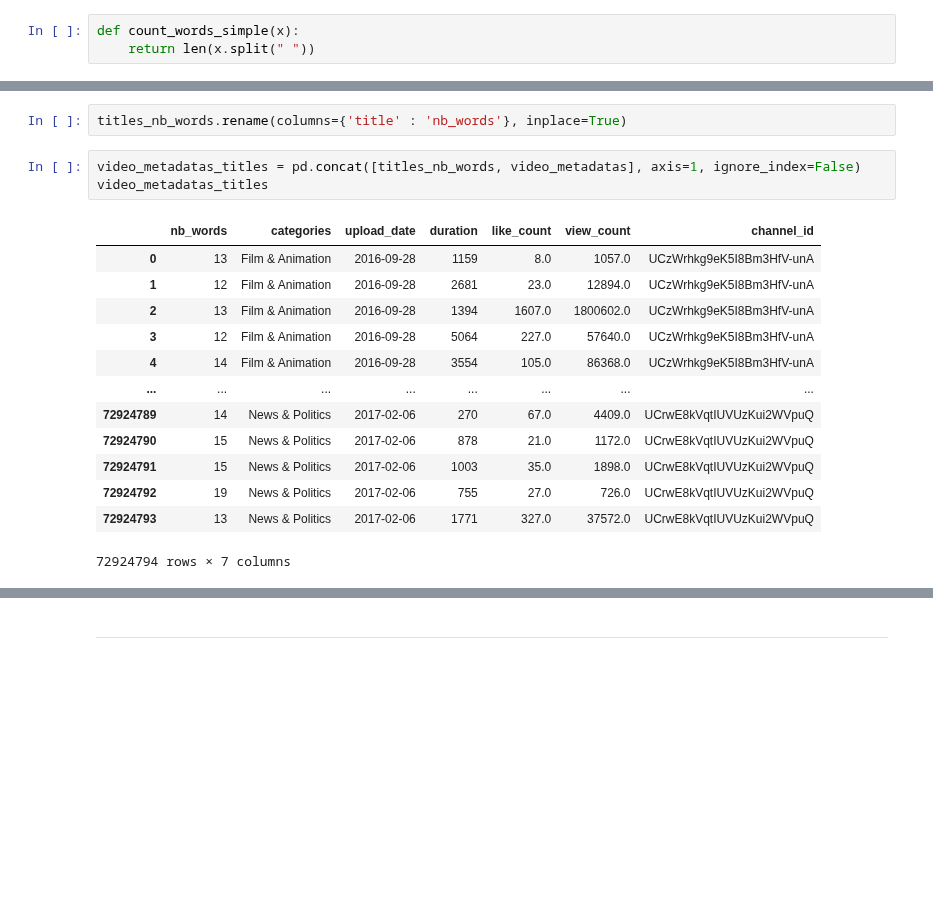
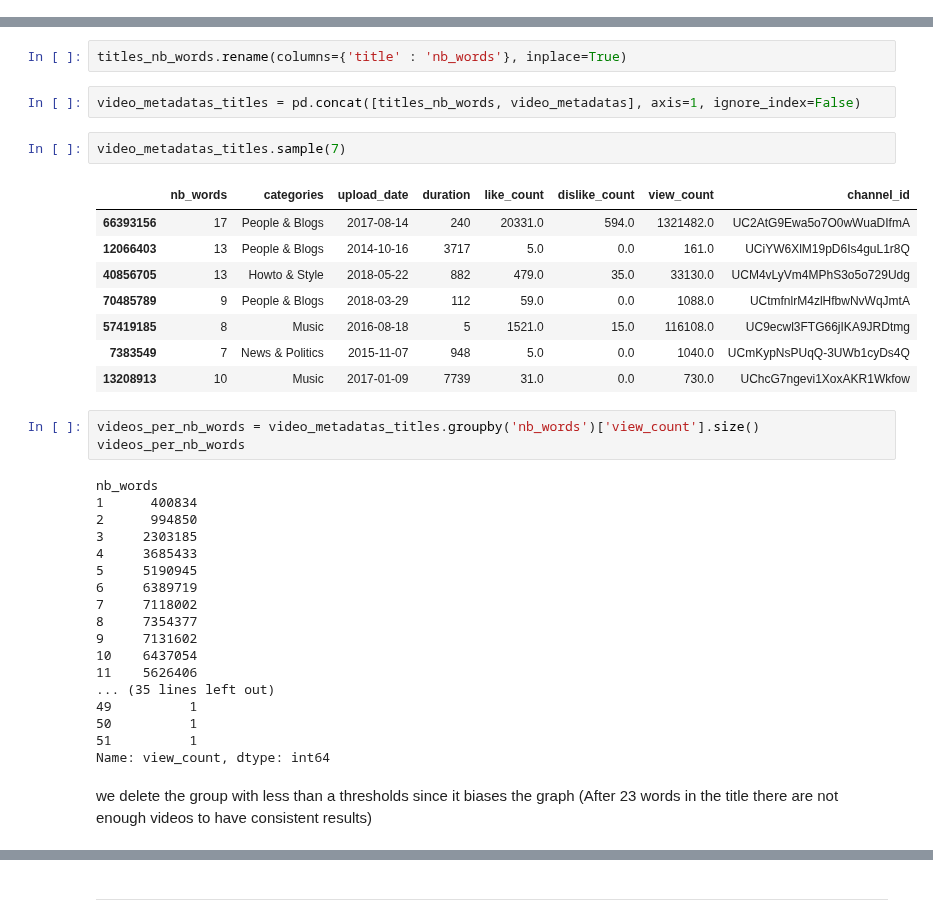
Before and after one commit to epfl-ada/ada-2022-project-adaptation, a Jupyter notebook: impl.ipynb, the cells around one changed output, grey strips where cells are left out. Saved outputs shown, nothing was run; the diff lists cells and outputs as text; blank space fills up the shorter version.

```diff
--- a/impl.ipynb
+++ b/impl.ipynb
@@ -380,6 +380,3 @@ print(res.summary())
 # print(res.predict([120, 'Music']))
 # %% [markdown]
 # Load the metada with titles and count the number of words
-# %%
-def count_words_simple(x):
-    return len(x.split(" "))
@@ -411,18 +426,37 @@ titles_nb_words.title = titles_metadata['title'].apply(lambda x : count_words_si
 titles_nb_words.rename(columns={'title' : 'nb_words'}, inplace=True)
 # %%
 video_metadatas_titles = pd.concat([titles_nb_words, video_metadatas], axis=1, ignore_index=False)
-video_metadatas_titles
-# %% [output]
-|  | nb_words | categories | upload_date | duration | like_count | view_count | channel_id |
-| 0 | 13 | Film & Animation | 2016-09-28 | 1159 | 8.0 | 1057.0 | UCzWrhkg9eK5I8Bm3HfV-unA |
-| 1 | 12 | Film & Animation | 2016-09-28 | 2681 | 23.0 | 12894.0 | UCzWrhkg9eK5I8Bm3HfV-unA |
-| 2 | 13 | Film & Animation | 2016-09-28 | 1394 | 1607.0 | 1800602.0 | UCzWrhkg9eK5I8Bm3HfV-unA |
-| 3 | 12 | Film & Animation | 2016-09-28 | 5064 | 227.0 | 57640.0 | UCzWrhkg9eK5I8Bm3HfV-unA |
-| 4 | 14 | Film & Animation | 2016-09-28 | 3554 | 105.0 | 86368.0 | UCzWrhkg9eK5I8Bm3HfV-unA |
-| ... | ... | ... | ... | ... | ... | ... | ... |
-| 72924789 | 14 | News & Politics | 2017-02-06 | 270 | 67.0 | 4409.0 | UCrwE8kVqtIUVUzKui2WVpuQ |
-| 72924790 | 15 | News & Politics | 2017-02-06 | 878 | 21.0 | 1172.0 | UCrwE8kVqtIUVUzKui2WVpuQ |
-| 72924791 | 15 | News & Politics | 2017-02-06 | 1003 | 35.0 | 1898.0 | UCrwE8kVqtIUVUzKui2WVpuQ |
-| 72924792 | 19 | News & Politics | 2017-02-06 | 755 | 27.0 | 726.0 | UCrwE8kVqtIUVUzKui2WVpuQ |
-| 72924793 | 13 | News & Politics | 2017-02-06 | 1771 | 327.0 | 37572.0 | UCrwE8kVqtIUVUzKui2WVpuQ |
-72924794 rows × 7 columns
+# %%
+video_metadatas_titles.sample(7)
+# %% [output]
+|  | nb_words | categories | upload_date | duration | like_count | dislike_count | view_count | channel_id |
+| 66393156 | 17 | People & Blogs | 2017-08-14 | 240 | 20331.0 | 594.0 | 1321482.0 | UC2AtG9Ewa5o7O0wWuaDIfmA |
+| 12066403 | 13 | People & Blogs | 2014-10-16 | 3717 | 5.0 | 0.0 | 161.0 | UCiYW6XlM19pD6Is4guL1r8Q |
+| 40856705 | 13 | Howto & Style | 2018-05-22 | 882 | 479.0 | 35.0 | 33130.0 | UCM4vLyVm4MPhS3o5o729Udg |
+| 70485789 | 9 | People & Blogs | 2018-03-29 | 112 | 59.0 | 0.0 | 1088.0 | UCtmfnlrM4zlHfbwNvWqJmtA |
+| 57419185 | 8 | Music | 2016-08-18 | 5 | 1521.0 | 15.0 | 116108.0 | UC9ecwl3FTG66jIKA9JRDtmg |
+| 7383549 | 7 | News & Politics | 2015-11-07 | 948 | 5.0 | 0.0 | 1040.0 | UCmKypNsPUqQ-3UWb1cyDs4Q |
+| 13208913 | 10 | Music | 2017-01-09 | 7739 | 31.0 | 0.0 | 730.0 | UChcG7ngevi1XoxAKR1Wkfow |
+# %%
+videos_per_nb_words = video_metadatas_titles.groupby('nb_words')['view_count'].size()
+videos_per_nb_words
+# %% [output]
+nb_words
+1      400834
+2      994850
+3     2303185
+4     3685433
+5     5190945
+6     6389719
+7     7118002
+8     7354377
+9     7131602
+10    6437054
+11    5626406
+... (35 lines left out)
+49          1
+50          1
+51          1
+Name: view_count, dtype: int64
+# %% [markdown]
+we delete the group with less than a thresholds since it biases the graph (After 23 words in the title there are not enough videos to have consistent results)
```
Also changed, not shown: parts of 13 cells of this notebook.
